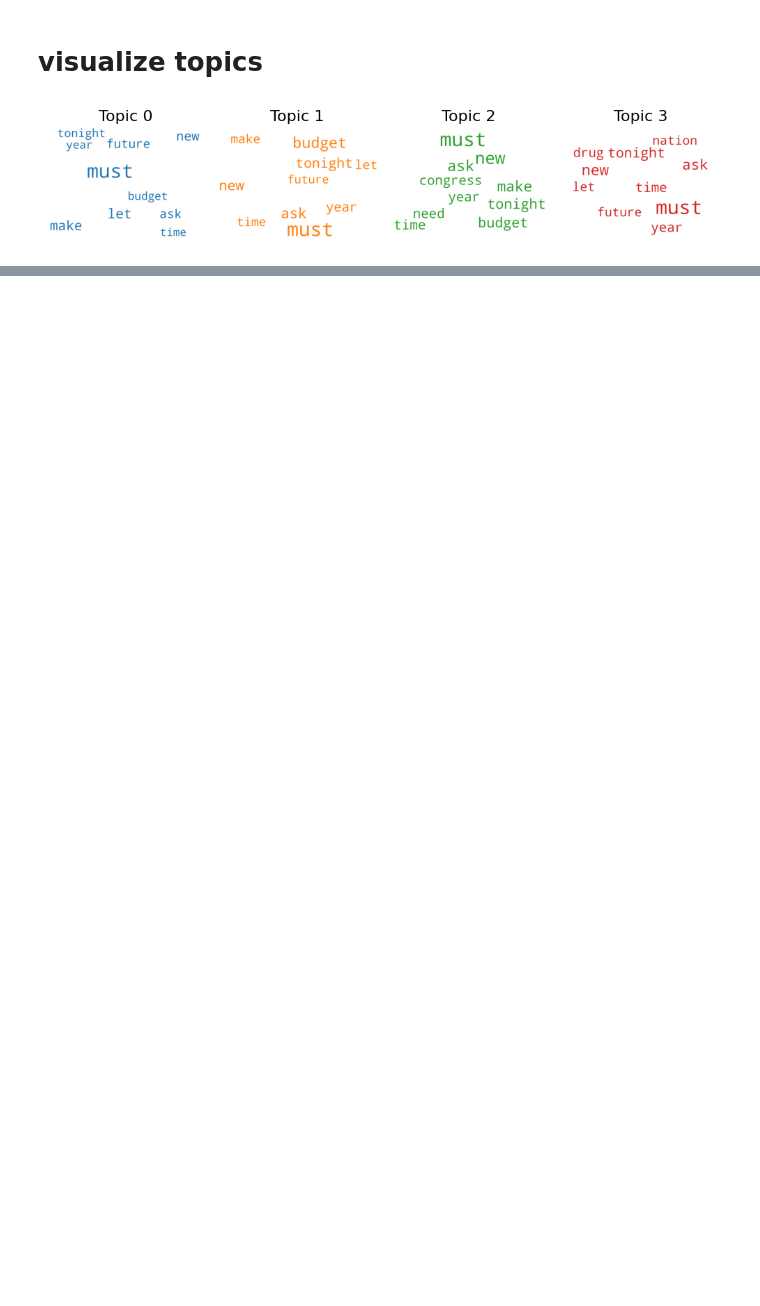
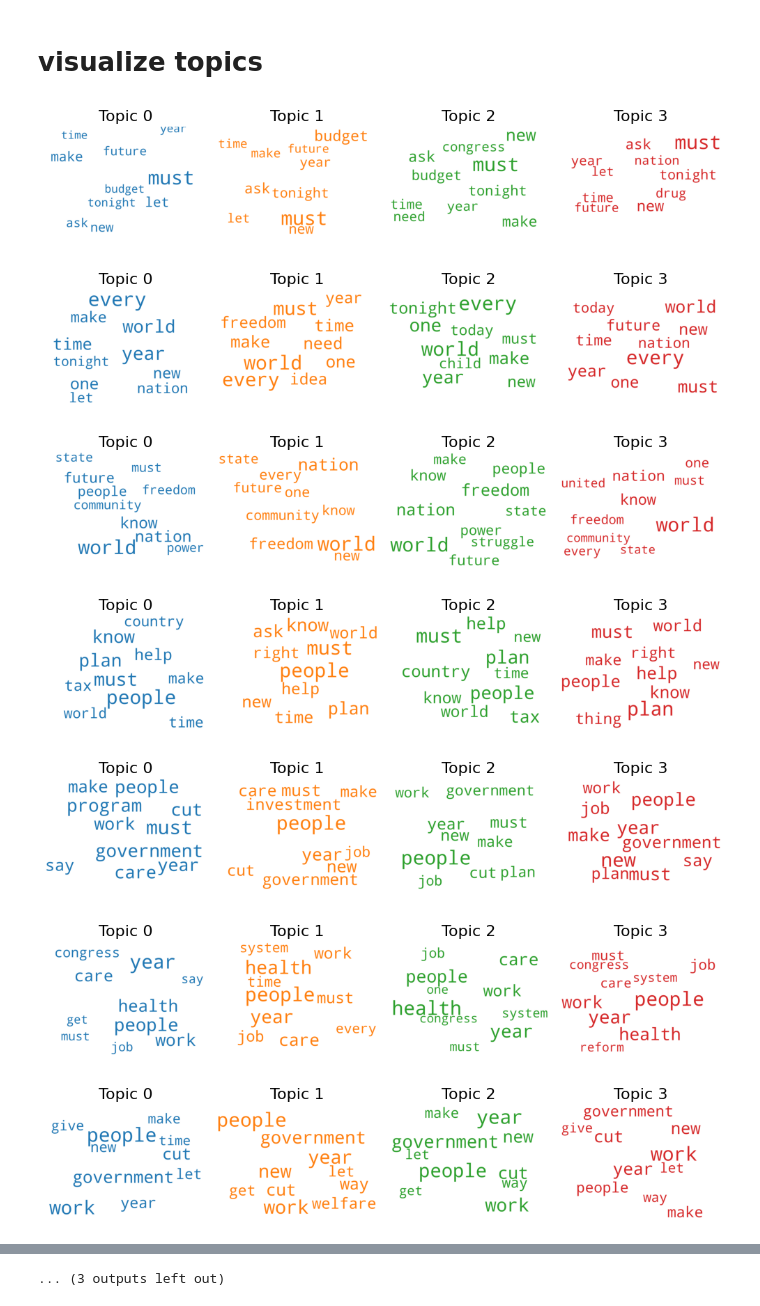
Before and after one commit to nilooy5/Artificial_Intelligence_Topic-Modeling, a Jupyter notebook: main.ipynb, the cells around one changed output, grey strips where cells are left out. Drawn from its saved outputs; the diff is of its cells as text; code cells hidden in the pictures; blank space fills up the shorter version.

Commit message:
visualization output generated for 15 years

```diff
--- a/main.ipynb
+++ b/main.ipynb
@@ -244,40 +244,47 @@ Topic #4:
 # %%
 topics_1990 = yearly_models[0][0]
 
 
 # 1. Wordcloud of Top N words in each topic
 from matplotlib import pyplot as plt
 from wordcloud import WordCloud, STOPWORDS
 import matplotlib.colors as mcolors
 
-cols = [color for name, color in mcolors.TABLEAU_COLORS.items()]  # more colors: 'mcolors.XKCD_COLORS'
 
-cloud = WordCloud(stopwords=stop_words,
-                  background_color='white',
-                  width=2500,
-                  height=1800,
-                  max_words=10,
-                  colormap='tab10',
-                  color_func=lambda *args, **kwargs: cols[i],
-                  prefer_horizontal=1.0)
-
-topics = topics_1990.show_topics(formatted=False)
-
-fig, axes = plt.subplots(1, 4, figsize=(10,10), sharex=True, sharey=True)
-
-for i, ax in enumerate(axes.flatten()):
-    fig.add_subplot(ax)
-    topic_words = dict(topics[i][1])
-    cloud.generate_from_frequencies(topic_words, max_font_size=300)
-    plt.gca().imshow(cloud)
-    plt.gca().set_title('Topic ' + str(i), fontdict=dict(size=16))
-    plt.gca().axis('off')
+def visualize_topics(yearly_model):
+    global cols, i
+    cols = [color for name, color in mcolors.TABLEAU_COLORS.items()]  # more colors: 'mcolors.XKCD_COLORS'
+    cloud = WordCloud(stopwords=stop_words,
+                      background_color='white',
+                      width=2500,
+                      height=1800,
+                      max_words=10,
+                      colormap='tab10',
+                      color_func=lambda *args, **kwargs: cols[i],
+                      prefer_horizontal=1.0)
+    topics = yearly_model.show_topics(formatted=False)
+    fig, axes = plt.subplots(1, 4, figsize=(10, 10), sharex=True, sharey=True)
+    for i, ax in enumerate(axes.flatten()):
+        fig.add_subplot(ax)
+        topic_words = dict(topics[i][1])
+        cloud.generate_from_frequencies(topic_words, max_font_size=300)
+        plt.gca().imshow(cloud)
+        plt.gca().set_title('Topic ' + str(i), fontdict=dict(size=16))
+        plt.gca().axis('off')
+    plt.subplots_adjust(wspace=0, hspace=0)
+    plt.axis('off')
+    plt.margins(x=0, y=0)
+    plt.tight_layout()
+    plt.show()
 
 
-plt.subplots_adjust(wspace=0, hspace=0)
-plt.axis('off')
-plt.margins(x=0, y=0)
-plt.tight_layout()
-plt.show()
+for ldaM in yearly_models:
+    visualize_topics(ldaM[0])
 # %% [output]
-[figure, old version]
+[figure, new version]
+[figure, added]
+[figure, added]
+[figure, added]
+[figure, added]
+[figure, added]
+[figure, added]
@@ -283,0 +296 @@ plt.show()
+... (3 outputs left out)
```
Also changed, not shown: parts of 1 cell of this notebook, 1 other file.
